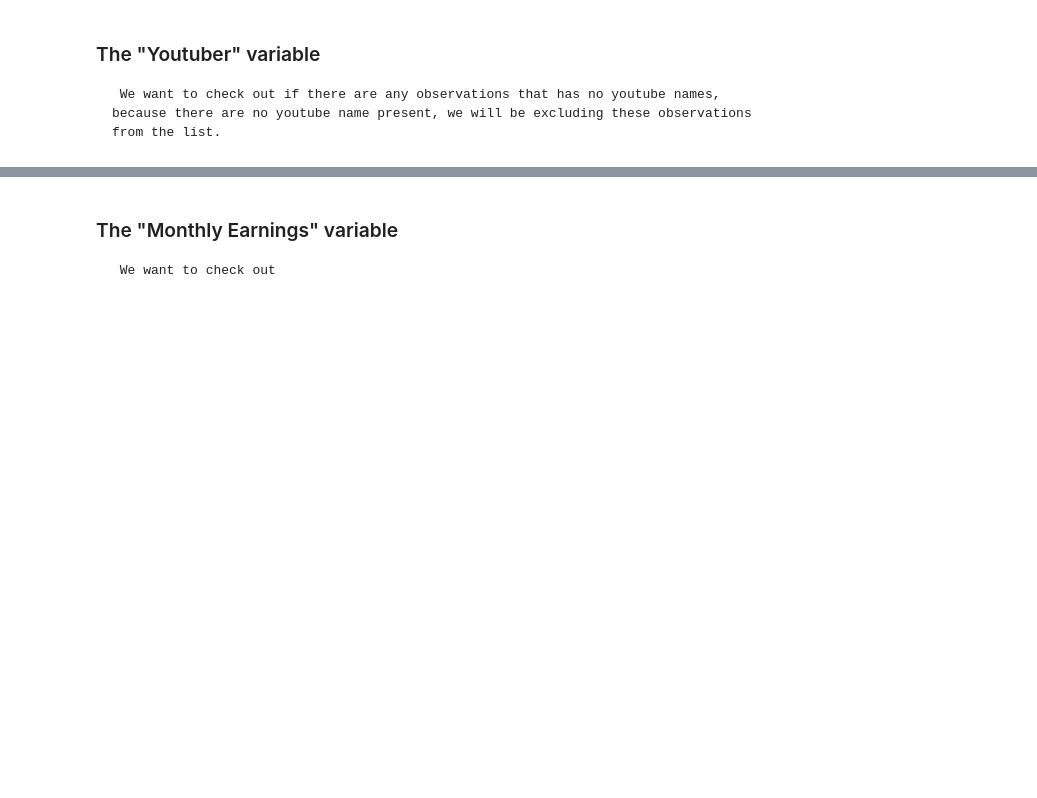
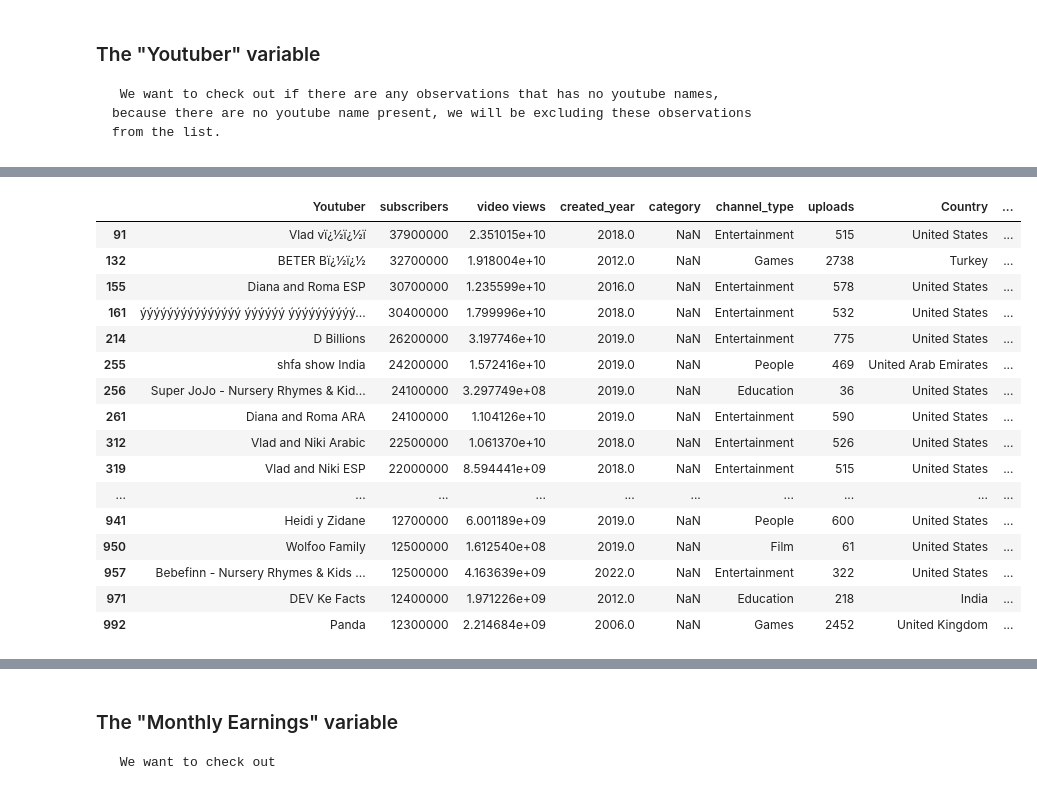
Before and after one commit to Alexxanderson/CSMODEL-PROJECT, a Jupyter notebook: MCO1/Phase1Notebook.ipynb, the cells around one changed output, grey strips where cells are left out. Cells and saved outputs as stored; diff of their text form; code cells hidden in the pictures; blank space fills up the shorter version.

```diff
--- a/MCO1/Phase1Notebook.ipynb
+++ b/MCO1/Phase1Notebook.ipynb
@@ -116,0 +141,14 @@ This process aims to enhance the quality and reliability of the dataset.
+# %%
+# declare the variables that will be used
+columns_to_keep = ['Youtuber', 'subscribers', 'video views', 'created_year', 'category', 'channel_type', 'uploads', 'Country', 'lowest_monthly_earnings', 'highest_monthly_earnings', 'Population']
+
+# drop unused columns (variables)
+youtube_df = youtube_df[columns_to_keep]
+
+# drop the rows where video views == 0
+youtube_df = youtube_df[youtube_df["video views"] != 0]
+
+# drop the rows where uploads == 0
+youtube_df = youtube_df[youtube_df["uploads"] != 0]
+
+youtube_df
@@ -116,0 +202,22 @@ This process aims to enhance the quality and reliability of the dataset.
+# %%
+# check for null values in category and replace with closest value in channel_type
+nullcategory_df = youtube_df[youtube_df["category"].isnull()]
+nullcategory_df
+# %% [output]
+|  | Youtuber | subscribers | video views | created_year | category | channel_type | uploads | Country | ... |
+| 91 | Vlad vï¿½ï¿½ï | 37900000 | 2.351015e+10 | 2018.0 | NaN | Entertainment | 515 | United States | ... |
+| 132 | BETER Bï¿½ï¿½ | 32700000 | 1.918004e+10 | 2012.0 | NaN | Games | 2738 | Turkey | ... |
+| 155 | Diana and Roma ESP | 30700000 | 1.235599e+10 | 2016.0 | NaN | Entertainment | 578 | United States | ... |
+| 161 | ýýýýýýýýýýýýýýý ýýýýýý ýýýýýýýýýý... | 30400000 | 1.799996e+10 | 2018.0 | NaN | Entertainment | 532 | United States | ... |
+| 214 | D Billions | 26200000 | 3.197746e+10 | 2019.0 | NaN | Entertainment | 775 | United States | ... |
+| 255 | shfa show India | 24200000 | 1.572416e+10 | 2019.0 | NaN | People | 469 | United Arab Emirates | ... |
+| 256 | Super JoJo - Nursery Rhymes & Kid... | 24100000 | 3.297749e+08 | 2019.0 | NaN | Education | 36 | United States | ... |
+| 261 | Diana and Roma ARA | 24100000 | 1.104126e+10 | 2019.0 | NaN | Entertainment | 590 | United States | ... |
+| 312 | Vlad and Niki Arabic | 22500000 | 1.061370e+10 | 2018.0 | NaN | Entertainment | 526 | United States | ... |
+| 319 | Vlad and Niki ESP | 22000000 | 8.594441e+09 | 2018.0 | NaN | Entertainment | 515 | United States | ... |
+| ... | ... | ... | ... | ... | ... | ... | ... | ... | ... |
+| 941 | Heidi y Zidane | 12700000 | 6.001189e+09 | 2019.0 | NaN | People | 600 | United States | ... |
+| 950 | Wolfoo Family | 12500000 | 1.612540e+08 | 2019.0 | NaN | Film | 61 | United States | ... |
+| 957 | Bebefinn - Nursery Rhymes & Kids ... | 12500000 | 4.163639e+09 | 2022.0 | NaN | Entertainment | 322 | United States | ... |
+| 971 | DEV Ke Facts | 12400000 | 1.971226e+09 | 2012.0 | NaN | Education | 218 | India | ... |
+| 992 | Panda | 12300000 | 2.214684e+09 | 2006.0 | NaN | Games | 2452 | United Kingdom | ... |
```
Also changed, not shown: parts of 24 cells of this notebook.
